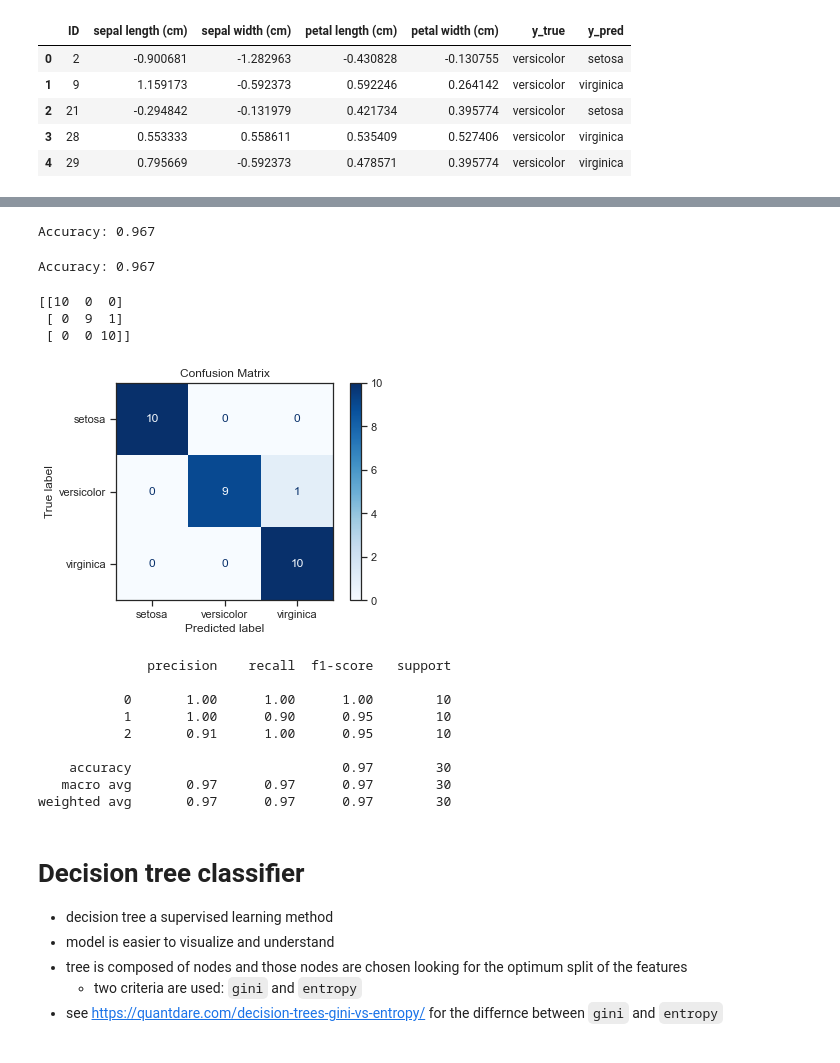
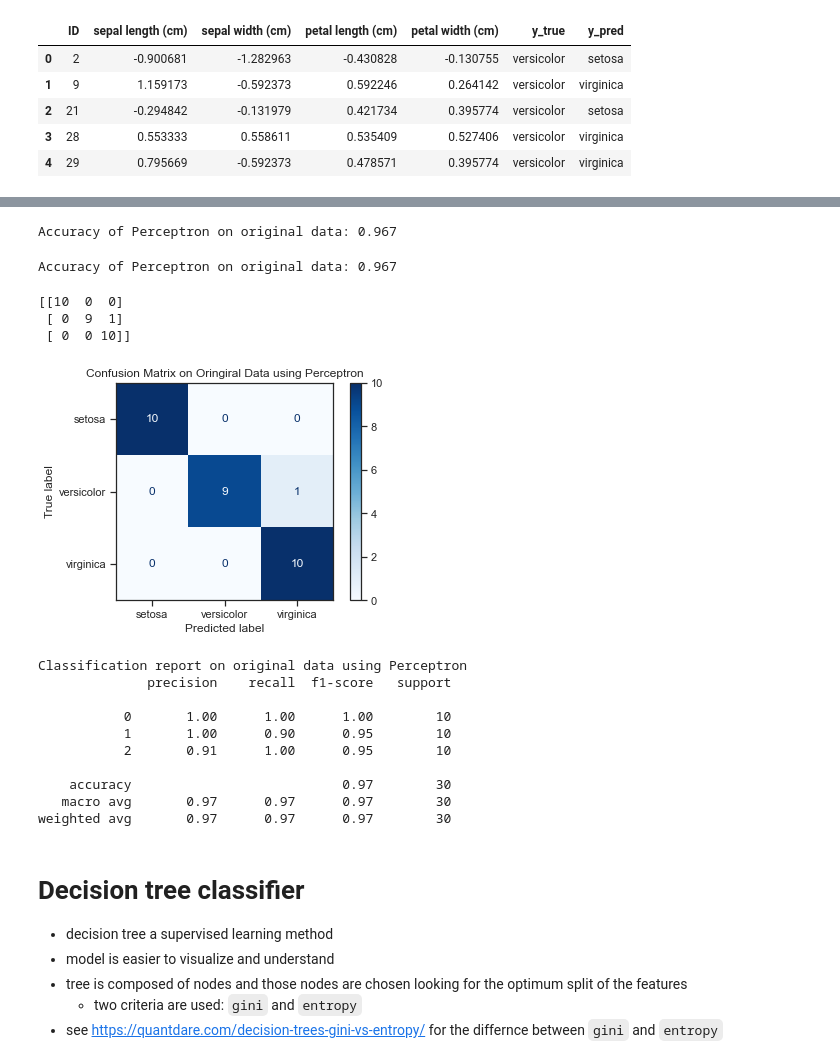
Before and after one commit to rambasnet/Python-Machine-Learning, a Jupyter notebook: Classification.ipynb, the cells around one changed output, grey strips where cells are left out. Cells and saved outputs as stored; diff of their text form; code cells hidden in the pictures.

```diff
--- a/Classification.ipynb
+++ b/Classification.ipynb
@@ -447,14 +447,14 @@ https://en.wikipedia.org/wiki/Confusion_matrix
 # let's look at the accuracy score first
 from sklearn.metrics import accuracy_score
 
-print('Accuracy: %.3f' % accuracy_score(y_test, y_pred))
+print('Accuracy of Perceptron on original data: %.3f' % accuracy_score(y_test, y_pred))
 # %% [output]
-Accuracy: 0.967
+Accuracy of Perceptron on original data: 0.967
 # %%
 # each classifier object also has score method that can be used to calcualte the accuracy
-print('Accuracy: %.3f' % ppn.score(X_test, y_test))
+print('Accuracy of Perceptron on original data: %.3f' % ppn.score(X_test, y_test))
 # %% [output]
-Accuracy: 0.967
+Accuracy of Perceptron on original data: 0.967
 # %%
 from sklearn.metrics import confusion_matrix
 print(confusion_matrix(y_test, y_pred))
@@ -469,18 +469,20 @@ from sklearn.metrics import plot_confusion_matrix
 # %%
 fig = plot_confusion_matrix(ppn, X_test, y_test,
                             display_labels=iris.target_names,
                             cmap=plt.cm.Blues,
                            )
-fig.ax_.set_title("Confusion Matrix")
+fig.ax_.set_title("Confusion Matrix on Oringiral Data using Perceptron")
 plt.show()
 # %% [output]
-[figure, old version]
+[figure, new version]
 # %%
 # calculate and print the other metrics with classification_report function
 from sklearn.metrics import classification_report
 # %%
+print('Classification report on original data using Perceptron')
 print(classification_report(y_test, y_pred))
 # %% [output]
+Classification report on original data using Perceptron
               precision    recall  f1-score   support
 
            0       1.00      1.00      1.00        10
```
Also changed, not shown: parts of 17 cells of this notebook.
